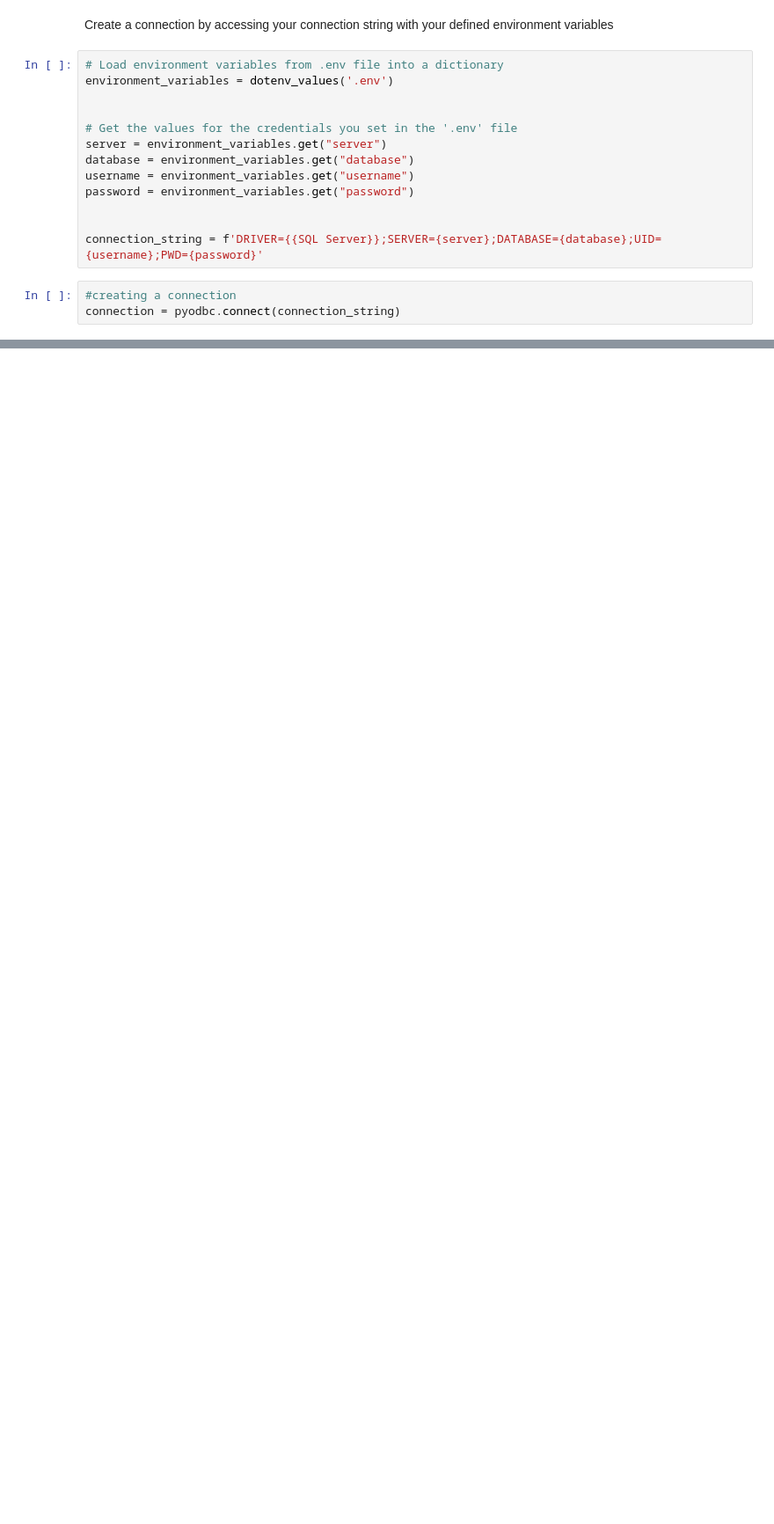
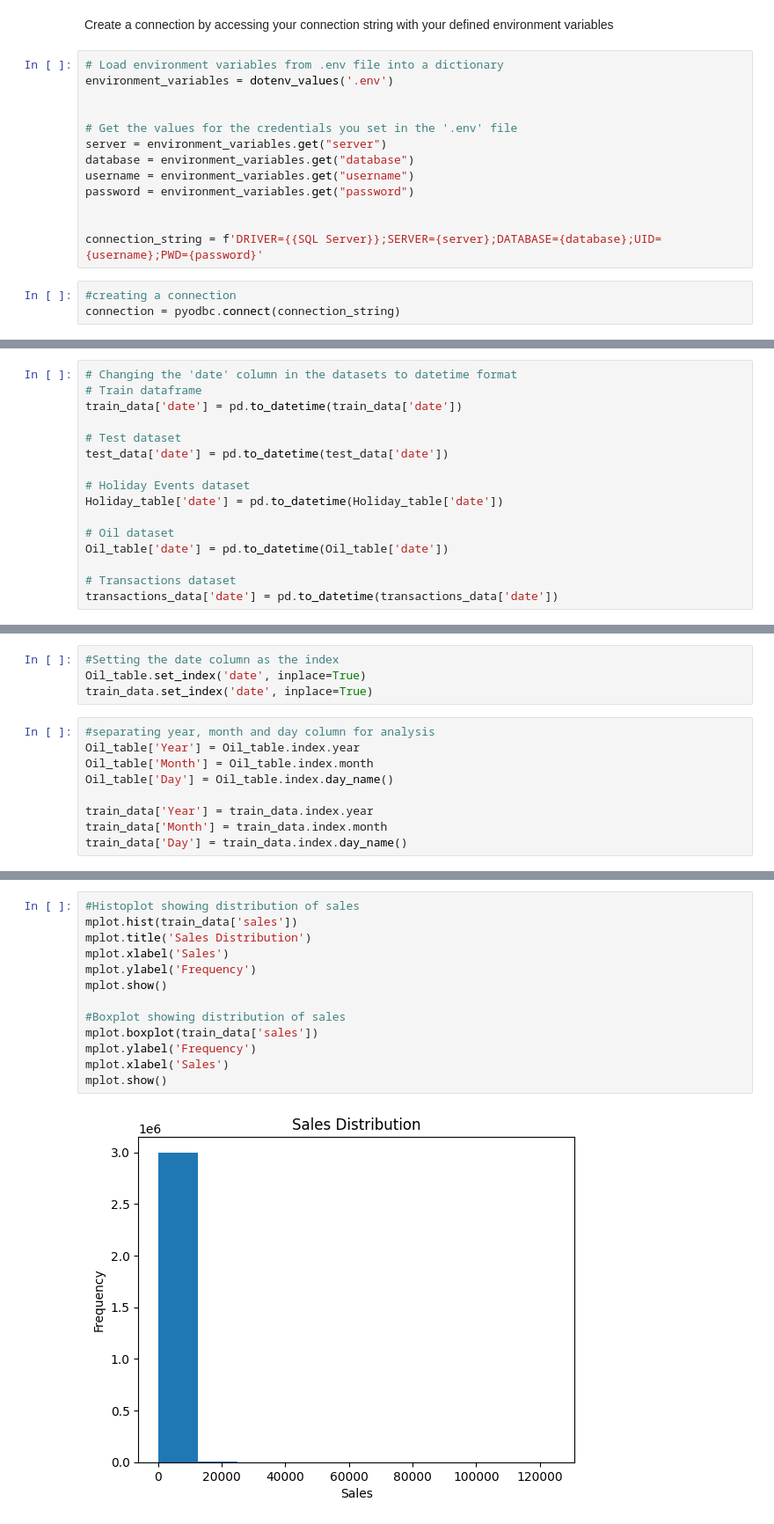
Before and after one commit to Baakwa/ML_Regression_Models, a Jupyter notebook: rm_notebook.ipynb, the cells around one changed output, grey strips where cells are left out. Shown at 88% size. Saved outputs shown, nothing was run; the diff lists cells and outputs as text; blank space fills up the shorter version.

```diff
--- a/rm_notebook.ipynb
+++ b/rm_notebook.ipynb
@@ -70,0 +299,16 @@ Table3.head()
+# %%
+# Changing the 'date' column in the datasets to datetime format
+# Train dataframe
+train_data['date'] = pd.to_datetime(train_data['date'])
+
+# Test dataset
+test_data['date'] = pd.to_datetime(test_data['date'])
+
+# Holiday Events dataset
+Holiday_table['date'] = pd.to_datetime(Holiday_table['date'])
+
+# Oil dataset
+Oil_table['date'] = pd.to_datetime(Oil_table['date'])
+
+# Transactions dataset
+transactions_data['date'] = pd.to_datetime(transactions_data['date'])
@@ -70,0 +432,13 @@ Table3.head()
+# %%
+#Setting the date column as the index
+Oil_table.set_index('date', inplace=True)
+train_data.set_index('date', inplace=True)
+# %%
+#separating year, month and day column for analysis
+Oil_table['Year'] = Oil_table.index.year
+Oil_table['Month'] = Oil_table.index.month
+Oil_table['Day'] = Oil_table.index.day_name()
+
+train_data['Year'] = train_data.index.year
+train_data['Month'] = train_data.index.month
+train_data['Day'] = train_data.index.day_name()
@@ -70,0 +449,15 @@ Table3.head()
+# %%
+#Histoplot showing distribution of sales
+mplot.hist(train_data['sales'])
+mplot.title('Sales Distribution')
+mplot.xlabel('Sales')
+mplot.ylabel('Frequency')
+mplot.show()
+
+#Boxplot showing distribution of sales
+mplot.boxplot(train_data['sales'])
+mplot.ylabel('Frequency')
+mplot.xlabel('Sales')
+mplot.show()
+# %% [output]
+[figure, added]
```
Also changed, not shown: parts of 102 cells of this notebook.
